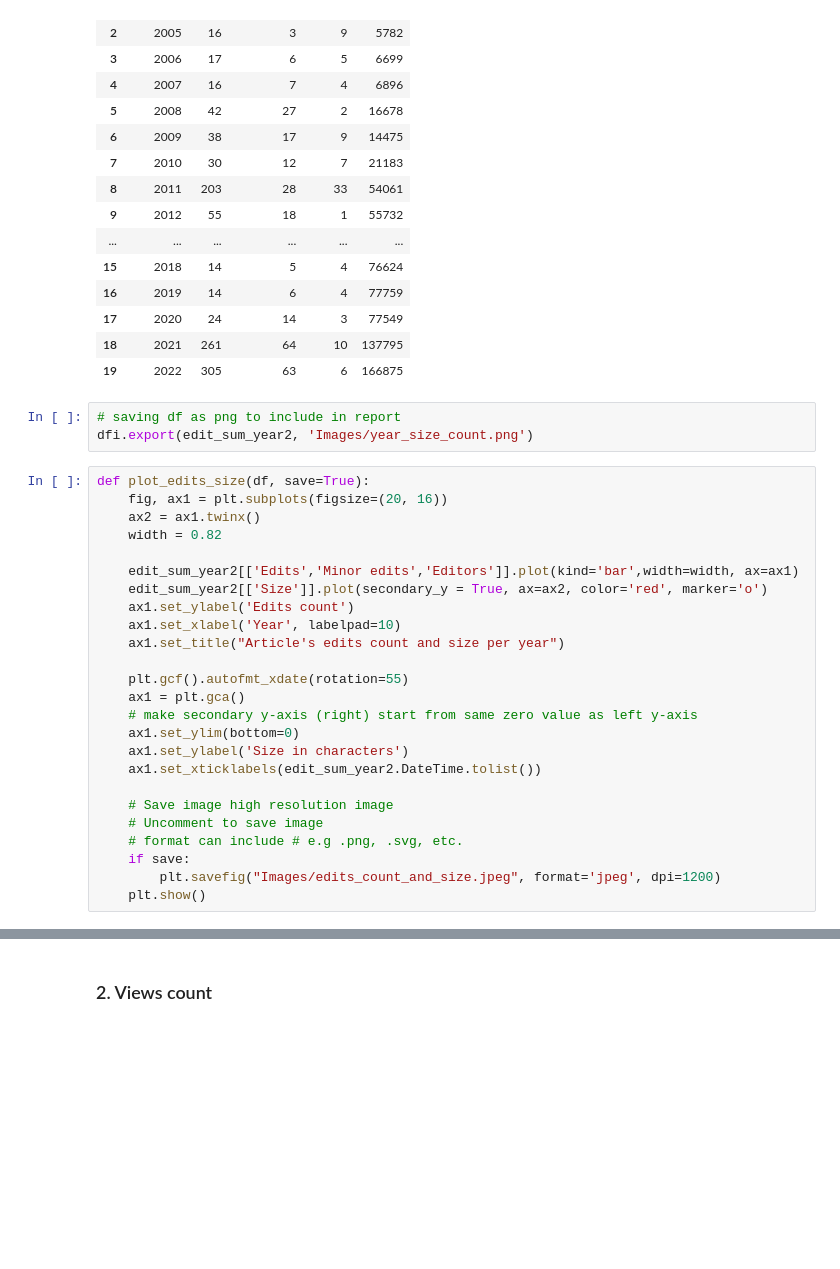
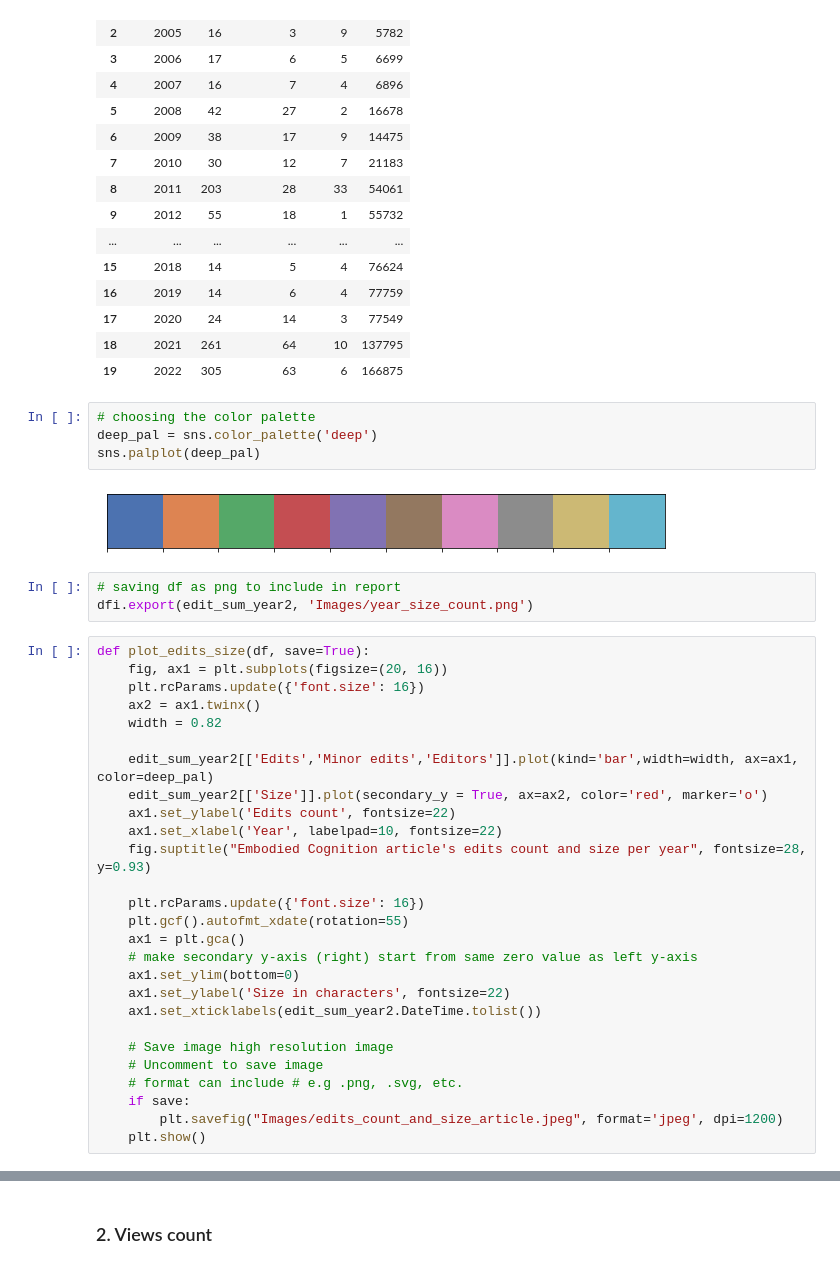
Before and after one commit to JohnMadrid/EC_env_images, a Jupyter notebook: WikiPageAnalysis/page_visits_analysis.ipynb, the cells around one changed output, grey strips where cells are left out. Saved outputs shown, nothing was run; the diff lists cells and outputs as text; blank space fills up the shorter version.

```diff
--- a/WikiPageAnalysis/page_visits_analysis.ipynb
+++ b/WikiPageAnalysis/page_visits_analysis.ipynb
@@ -145,33 +145,41 @@ edit_sum_year2
 | 17 | 2020 | 24 | 14 | 3 | 77549 |
 | 18 | 2021 | 261 | 64 | 10 | 137795 |
 | 19 | 2022 | 305 | 63 | 6 | 166875 |
+# %%
+# choosing the color palette
+deep_pal = sns.color_palette('deep')
+sns.palplot(deep_pal)
+# %% [output]
+[figure, added]
 # %%
 # saving df as png to include in report
 dfi.export(edit_sum_year2, 'Images/year_size_count.png')
 # %%
 def plot_edits_size(df, save=True):
     fig, ax1 = plt.subplots(figsize=(20, 16))
+    plt.rcParams.update({'font.size': 16})
     ax2 = ax1.twinx()
     width = 0.82
 
-    edit_sum_year2[['Edits','Minor edits','Editors']].plot(kind='bar',width=width, ax=ax1)
+    edit_sum_year2[['Edits','Minor edits','Editors']].plot(kind='bar',width=width, ax=ax1, color=deep_pal)
     edit_sum_year2[['Size']].plot(secondary_y = True, ax=ax2, color='red', marker='o')
-    ax1.set_ylabel('Edits count')
-    ax1.set_xlabel('Year', labelpad=10)
-    ax1.set_title("Article's edits count and size per year")
+    ax1.set_ylabel('Edits count', fontsize=22)
+    ax1.set_xlabel('Year', labelpad=10, fontsize=22)
+    fig.suptitle("Embodied Cognition article's edits count and size per year", fontsize=28, y=0.93)
 
+    plt.rcParams.update({'font.size': 16})
     plt.gcf().autofmt_xdate(rotation=55)
     ax1 = plt.gca()
     # make secondary y-axis (right) start from same zero value as left y-axis
     ax1.set_ylim(bottom=0)
-    ax1.set_ylabel('Size in characters')
+    ax1.set_ylabel('Size in characters', fontsize=22)
     ax1.set_xticklabels(edit_sum_year2.DateTime.tolist())
 
     # Save image high resolution image
     # Uncomment to save image
     # format can include # e.g .png, .svg, etc.
     if save:
-        plt.savefig("Images/edits_count_and_size.jpeg", format='jpeg', dpi=1200)
+        plt.savefig("Images/edits_count_and_size_article.jpeg", format='jpeg', dpi=1200)
     plt.show()
 # %%
 plot_edits_size(edit_sum_year2, save=True)
```
Also changed, not shown: parts of 6 cells of this notebook, 8 other files.
